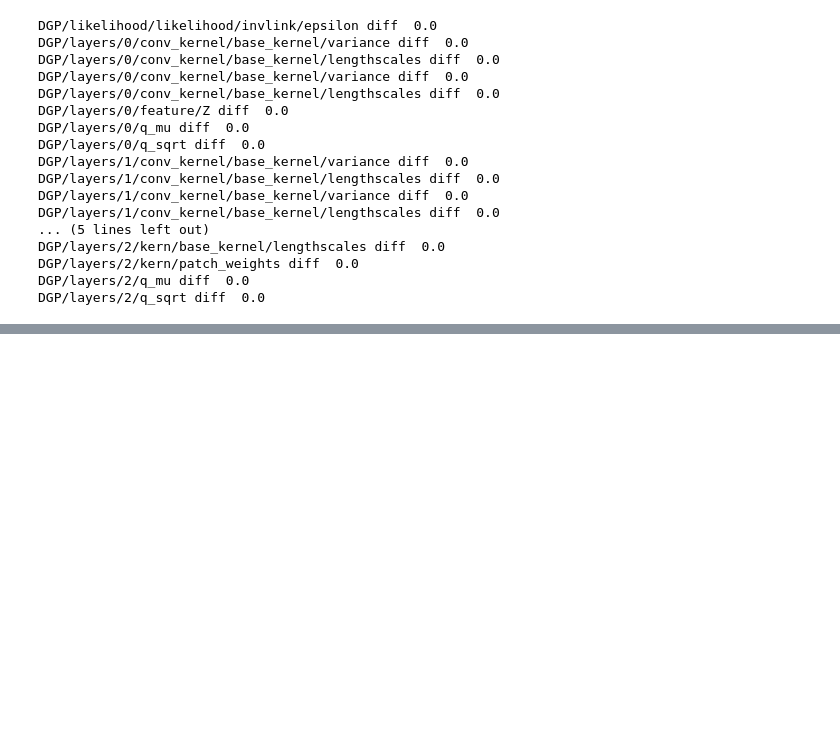
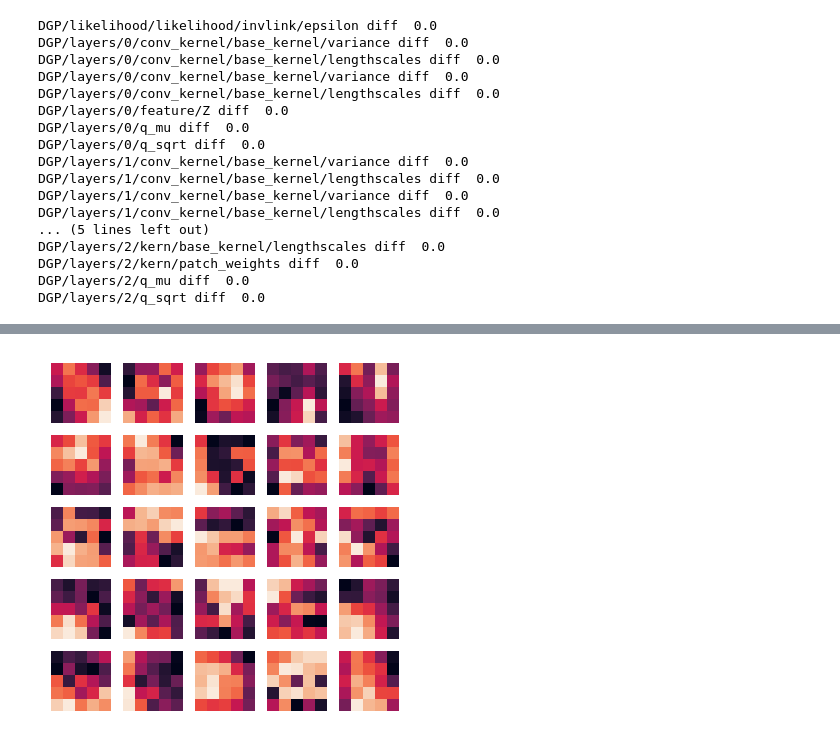
Before and after one commit to kekeblom/DeepCGP, a Jupyter notebook: notebooks/Inspect.ipynb, the cells around one changed output, grey strips where cells are left out. Cells and saved outputs as stored; diff of their text form; code cells hidden in the pictures; blank space fills up the shorter version.

```diff
--- a/notebooks/Inspect.ipynb
+++ b/notebooks/Inspect.ipynb
@@ -377,0 +425,4 @@ Text(0.5,0.98,'Inducing points')
+# %%
+plot_patches(Z3, 384, 10, 0, (5, 5), 5, 5)
+# %% [output]
+[figure, added]
```
Also changed, not shown: parts of 16 cells of this notebook, 1 other file.
